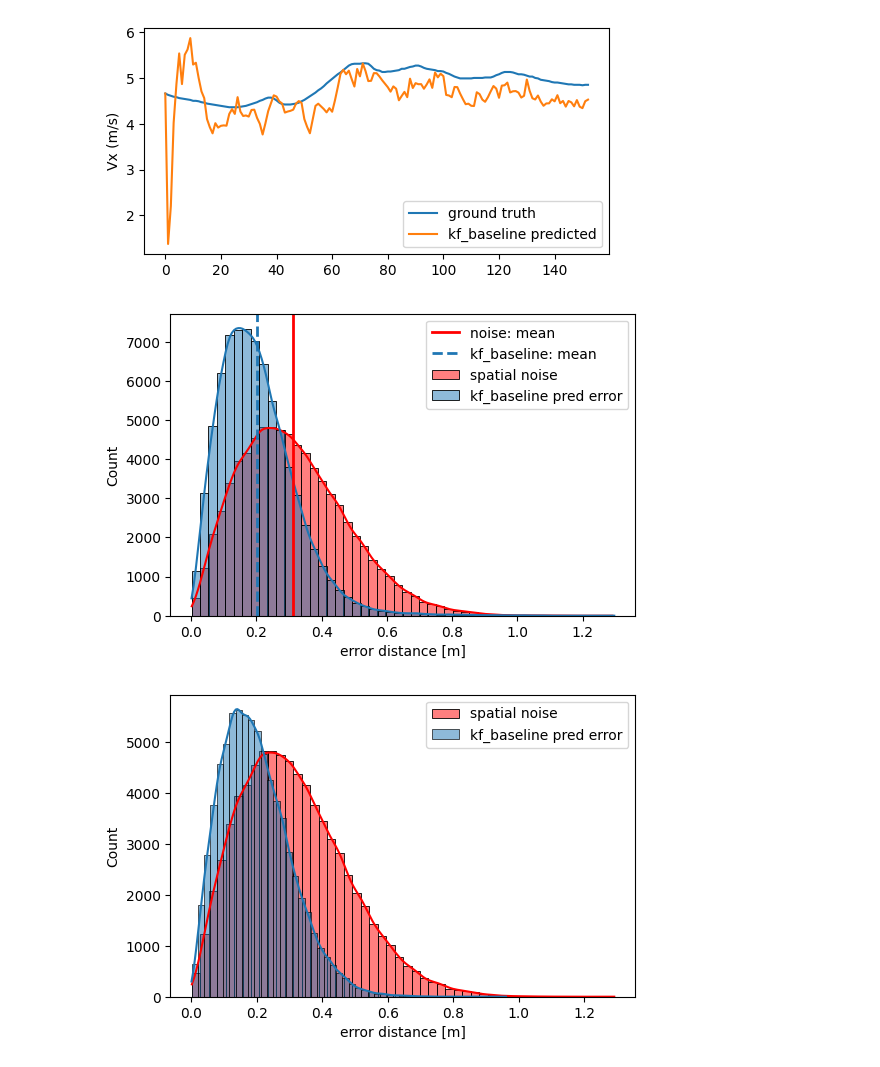
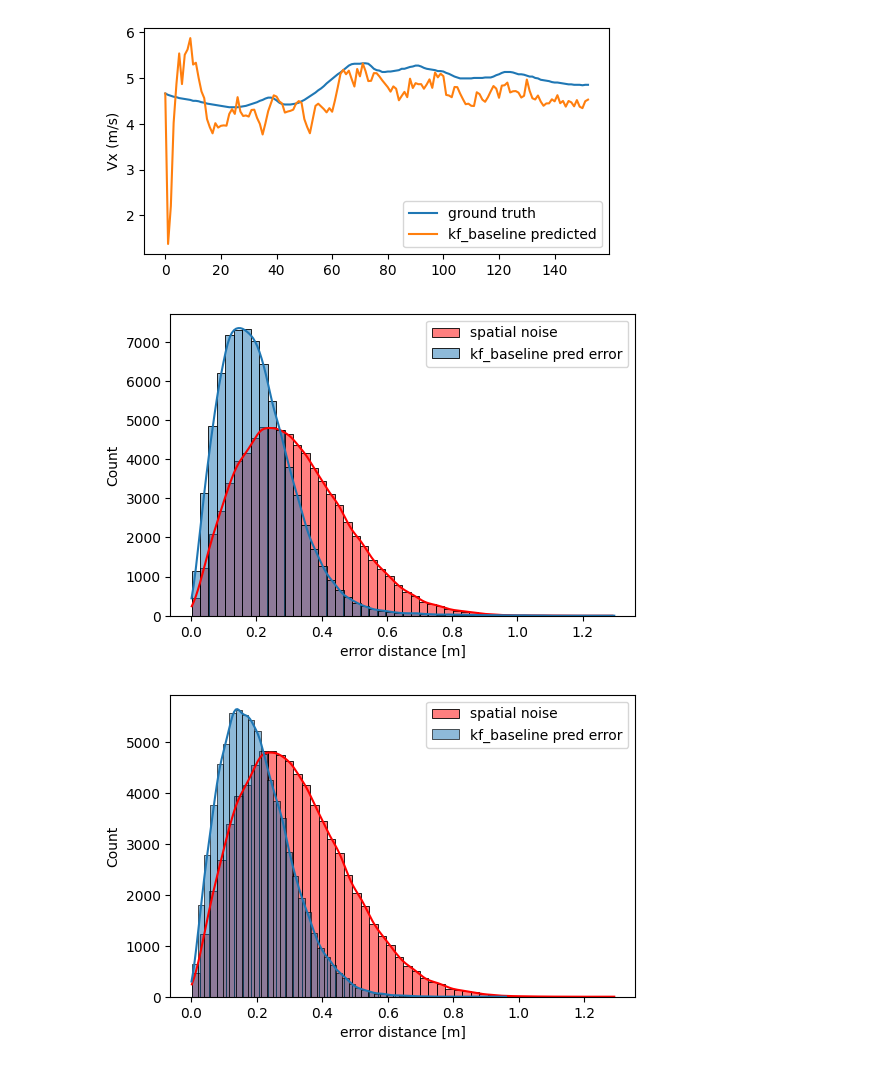
Before and after one commit to jarviskroos7/PATH_vehicle_localization, a Jupyter notebook: code/kf_baseline.ipynb, the cells around one changed output. Saved outputs shown, nothing was run; the diff lists cells and outputs as text; code cells hidden in the pictures.

```diff
--- a/code/kf_baseline.ipynb
+++ b/code/kf_baseline.ipynb
@@ -409,20 +398,17 @@ for i in np.arange(len(rl_seg_pred)):
 # %%
 plt.figure(dpi=100)
 ax = sns.histplot(
     great_circie_noise_err,
     bins=50, label='spatial noise', color='red', kde=True)
 sns.histplot(
     great_circie_err,
     bins=50, label='kf_baseline pred error', kde=True)
 
-ax.axvline(np.average(great_circie_noise_err), color='red', lw=2, label='noise: mean')
-ax.axvline(np.average(great_circie_err), ls='--', lw=2, label='kf_baseline: mean')
-
 plt.xlabel('error distance [m]')
 plt.legend()
 plt.show()
 # %% [output]
-[figure, old version]
+[figure, new version]
 # %%
 plt.figure(dpi=100)
 ax = sns.histplot(
```
Also changed, not shown: parts of 12 cells of this notebook, 11 other files.
